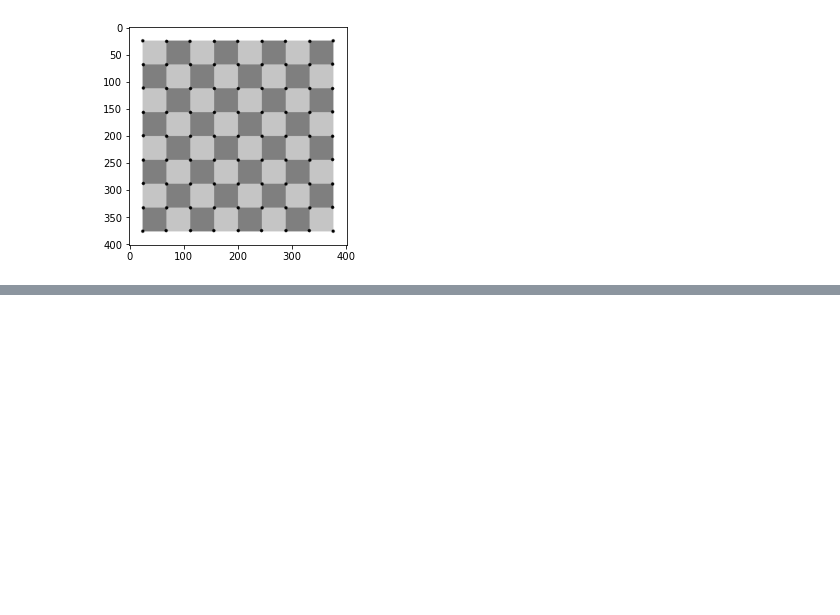
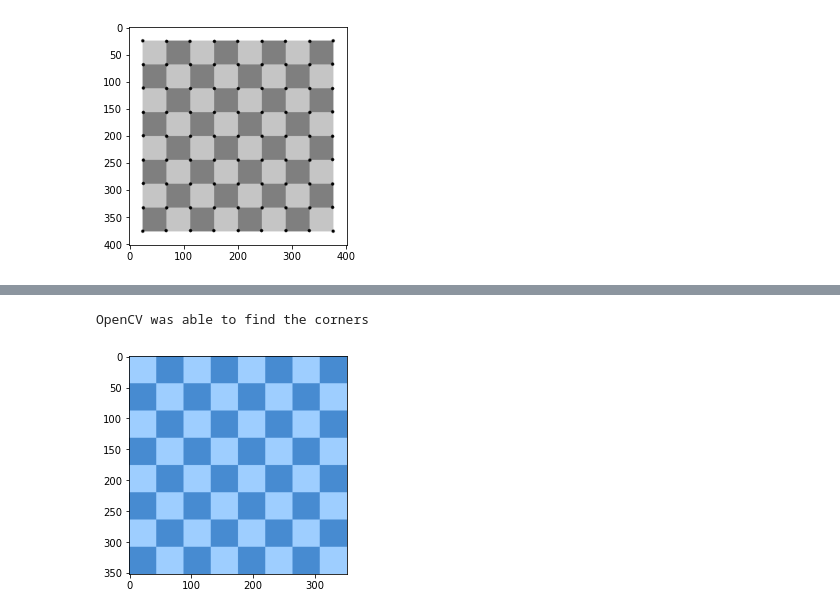
Before and after one commit to PrathameshDeshpande/OpenCV_Practice, a Jupyter notebook: Corner_Edge_Grid_Detection.ipynb, the cells around one changed output, grey strips where cells are left out. Cells and saved outputs as stored; diff of their text form; code cells hidden in the pictures; blank space fills up the shorter version.

```diff
--- a/Corner_Edge_Grid_Detection.ipynb
+++ b/Corner_Edge_Grid_Detection.ipynb
@@ -40,0 +70,15 @@ plt.imshow(padded_chess_img_gray,"gray")
+# %%
+#Grid_Detection
+img = cv2.imread('flat_chessboard.png')
+BLUE = [255,0,0]
+padded_chess_img_gray = cv2.copyMakeBorder(gray_flat_chess.copy(),25,25,25,25,cv2.BORDER_CONSTANT,value=BLUE)
+
+plt.imshow(cv2.imread('flat_chessboard.png'),cmap='gray')
+found, corners = cv2.findChessboardCorners(padded_chess_img_gray,(7,7),10,2)
+if found:
+    print('OpenCV was able to find the corners')
+else:
+    print("OpenCV did not find corners. Please check your patternSize.")
+# %% [output]
+OpenCV was able to find the corners
+[figure, added]
```
Also changed, not shown: parts of 6 cells of this notebook.
